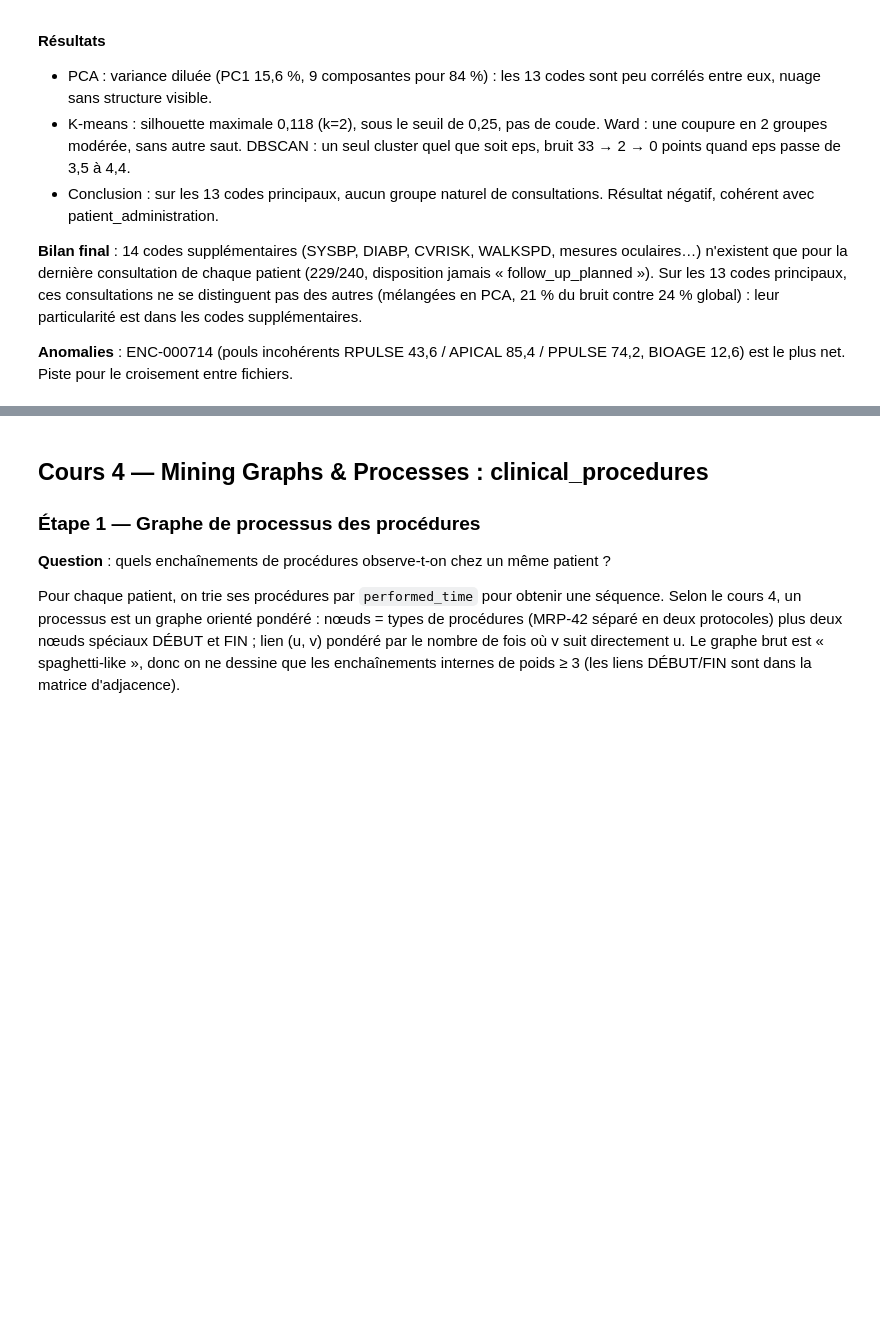
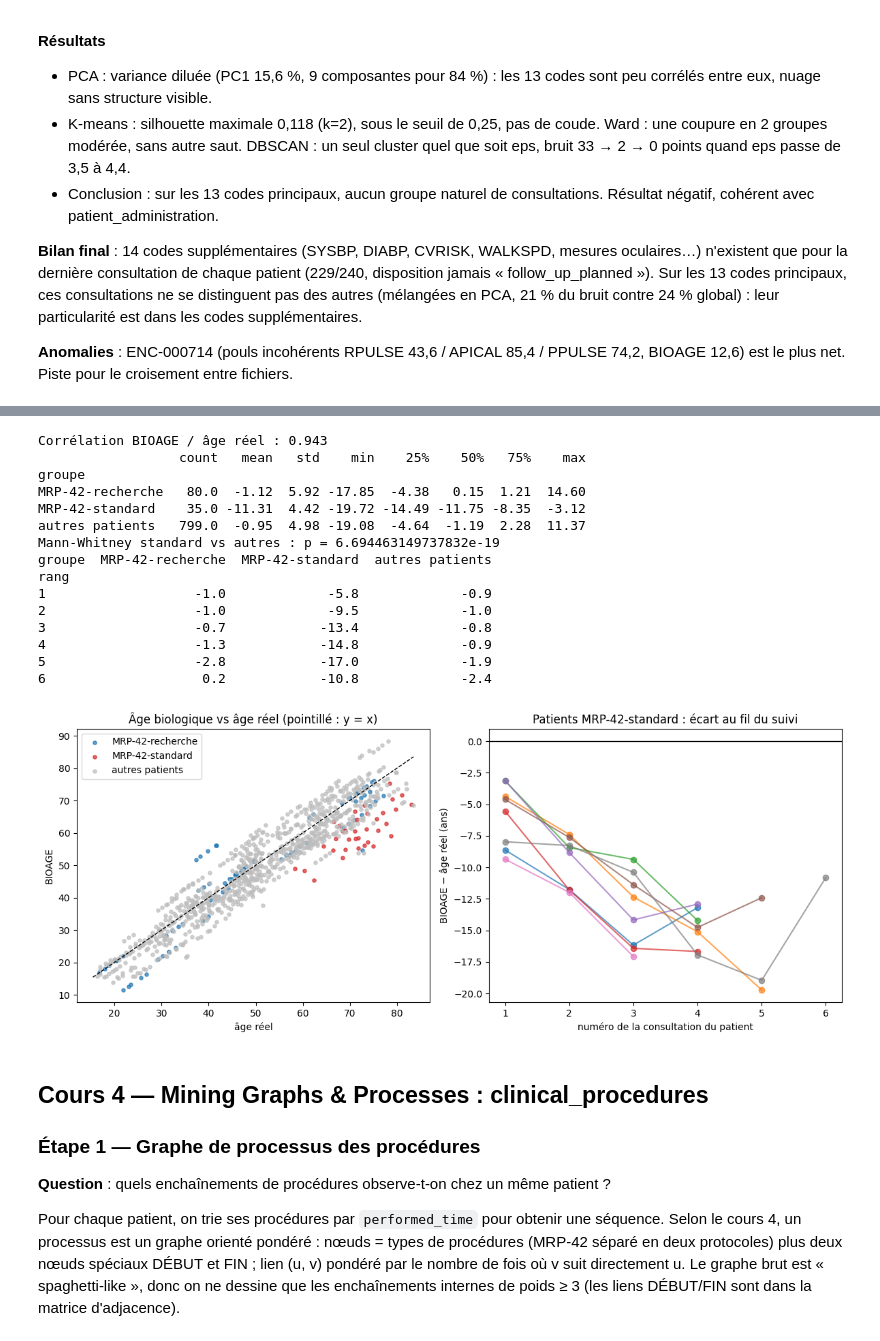
Before and after one commit to Sheik-info/20262027-UE-DataMining-Project, a Jupyter notebook: health.ipynb, the cells around one changed output, grey strips where cells are left out. Drawn from its saved outputs; the diff is of its cells as text; code cells hidden in the pictures; blank space fills up the shorter version.

Commit message:
Cours 4 sur clinical_observations : graphe de similarité, Louvain, homophilie par patient, écart BIOAGE vs âge réel

```diff
--- a/health.ipynb
+++ b/health.ipynb
@@ -1802,3 +1882,60 @@ dtype: float64
+# %%
+from scipy.stats import mannwhitneyu
+
+obs['numeric_value'] = pd.to_numeric(obs['numeric_value'], errors='coerce')
+obs['observation_time'] = pd.to_datetime(obs['observation_time'], format='mixed')
+dob = pd.to_datetime(pa.set_index('patient_number')['date_of_birth'], format='mixed')
+
+# Âge biologique (BIOAGE) vs âge réel à la date de la consultation
+b = (obs[obs['observation_code'] == 'BIOAGE']
+     .groupby('encounter_number')
+     .agg(bioage=('numeric_value', 'mean'), t=('observation_time', 'min'), patient=('patient_number', 'first')))
+b['age_reel'] = (b['t'] - dob.reindex(b['patient']).values).dt.days / 365.25
+b['ecart'] = b['bioage'] - b['age_reel']                     # négatif = biologiquement plus jeune
+b['groupe'] = np.where(b['patient'].isin(set(std)), 'MRP-42-standard',
+              np.where(b['patient'].isin(set(rec)), 'MRP-42-recherche', 'autres patients'))
+print("Corrélation BIOAGE / âge réel :", round(b[['bioage', 'age_reel']].corr().iloc[0, 1], 3))
+print(b.groupby('groupe')['ecart'].describe().round(2))
+
+a = b.loc[b['groupe'] == 'MRP-42-standard', 'ecart'].dropna()
+o = b.loc[b['groupe'] == 'autres patients', 'ecart'].dropna()
+print("Mann-Whitney standard vs autres : p =", mannwhitneyu(a, o).pvalue)
+
+# Évolution de l'écart au fil des consultations (rang dans le suivi du patient)
+b = b.sort_values(['patient', 't'])
+b['rang'] = b.groupby('patient').cumcount() + 1
+print(b.groupby(['groupe', 'rang'])['ecart'].mean().unstack(0).round(1))
+
+# Dessin : BIOAGE en fonction de l'âge réel, et écart au fil du suivi
+fig, ax = plt.subplots(1, 2, figsize=(12, 5))
+couleurs = {'autres patients': '#bdbdbd', 'MRP-42-recherche': '#1f77b4', 'MRP-42-standard': '#d62728'}
+for g, d in b.groupby('groupe'):
+    ax[0].scatter(d['age_reel'], d['bioage'], s=14, alpha=0.7, c=couleurs[g], label=g)
+lim = [b['age_reel'].min(), b['age_reel'].max()]
+ax[0].plot(lim, lim, 'k--', lw=1); ax[0].set_xlabel('âge réel'); ax[0].set_ylabel('BIOAGE'); ax[0].legend()
+ax[0].set_title("Âge biologique vs âge réel (pointillé : y = x)")
+for p, d in b[b['groupe'] == 'MRP-42-standard'].groupby('patient'):
+    ax[1].plot(d['rang'], d['ecart'], 'o-', alpha=0.7)
+ax[1].axhline(0, color='k', lw=1); ax[1].set_xlabel('numéro de la consultation du patient')
+ax[1].set_ylabel('BIOAGE − âge réel (ans)'); ax[1].set_title("Patients MRP-42-standard : écart au fil du suivi")
+plt.tight_layout(); plt.show()
+# %% [output]
+Corrélation BIOAGE / âge réel : 0.943
+                  count   mean   std    min    25%    50%   75%    max
+groupe
+MRP-42-recherche   80.0  -1.12  5.92 -17.85  -4.38   0.15  1.21  14.60
+MRP-42-standard    35.0 -11.31  4.42 -19.72 -14.49 -11.75 -8.35  -3.12
+autres patients   799.0  -0.95  4.98 -19.08  -4.64  -1.19  2.28  11.37
+Mann-Whitney standard vs autres : p = 6.694463149737832e-19
+groupe  MRP-42-recherche  MRP-42-standard  autres patients
+rang
+1                   -1.0             -5.8             -0.9
+2                   -1.0             -9.5             -1.0
+3                   -0.7            -13.4             -0.8
+4                   -1.3            -14.8             -0.9
+5                   -2.8            -17.0             -1.9
+6                    0.2            -10.8             -2.4
+[figure, added]
 # %% [markdown]
 ## Cours 4 — Mining Graphs & Processes : clinical_procedures
 ### Étape 1 — Graphe de processus des procédures
```
Also changed, not shown: parts of 4 cells of this notebook.
